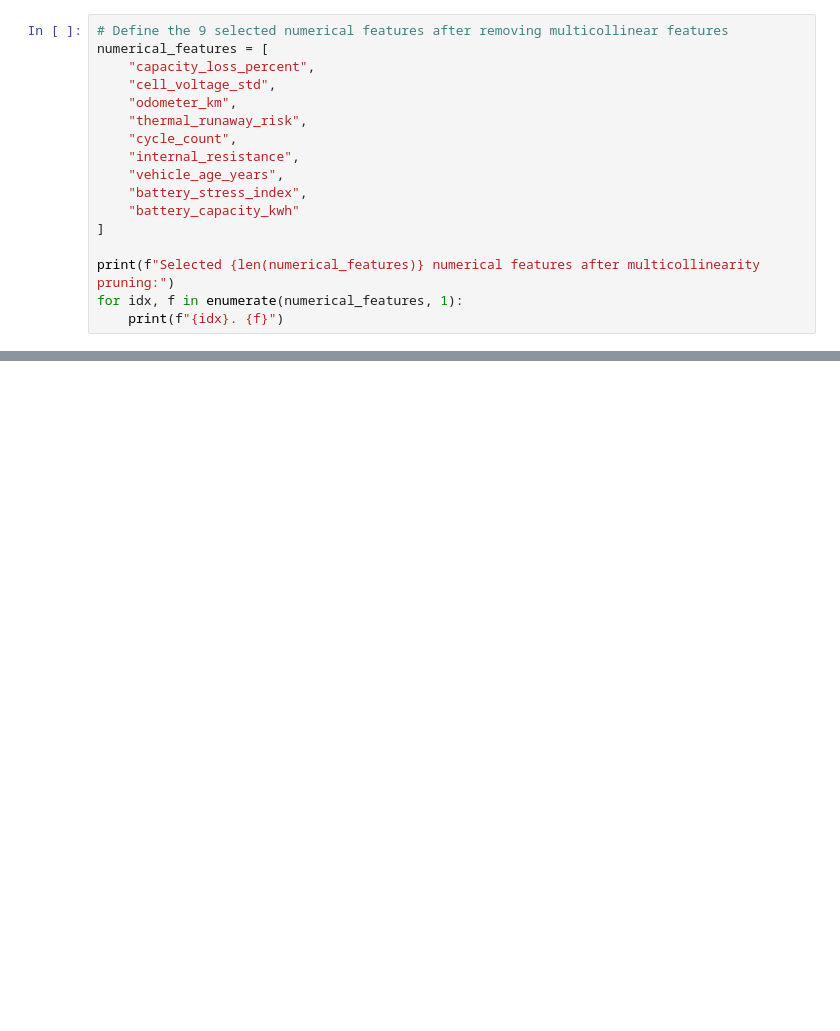
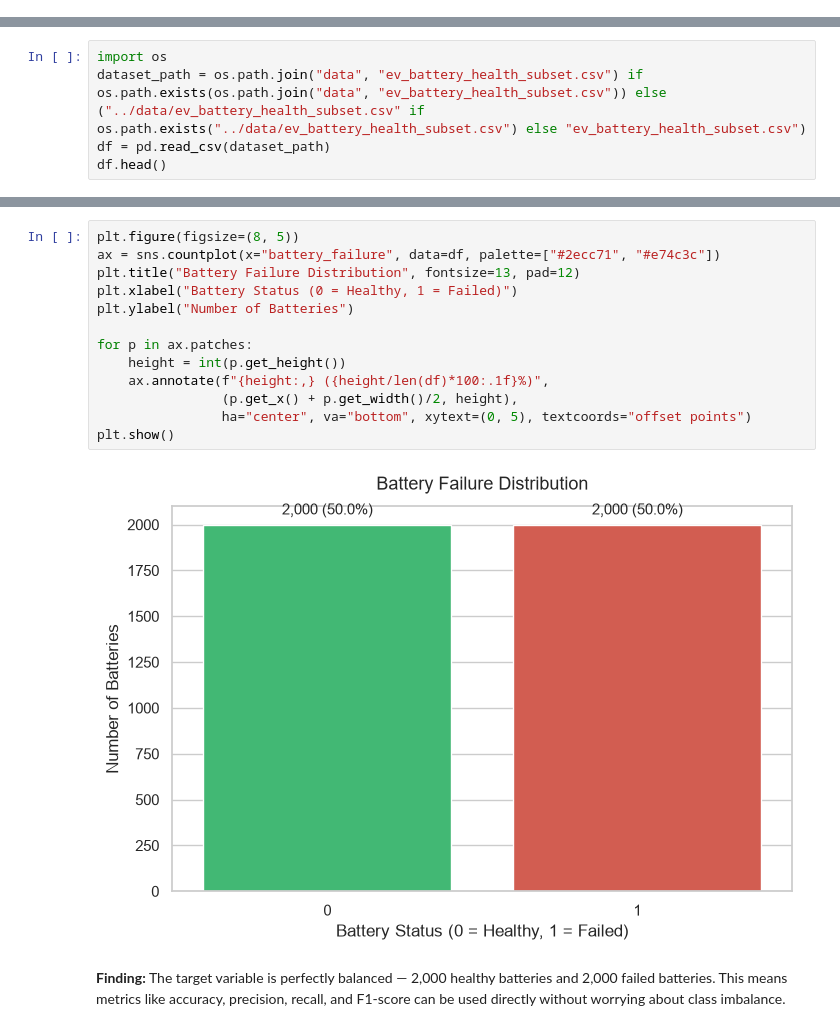
Before and after one commit to Aditya4426g/Electric-Vehicle-battery-failure-classification, a Jupyter notebook: docs/EV_Battery_Failure.ipynb, the cells around one changed output, grey strips where cells are left out. Saved outputs shown, nothing was run; the diff lists cells and outputs as text; blank space fills up the shorter version.

```diff
--- a/docs/EV_Battery_Failure.ipynb
+++ b/docs/EV_Battery_Failure.ipynb
@@ -946,17 +0,0 @@ The remaining 9 numerical features provide complementary information about batte
-# %%
-# Define the 9 selected numerical features after removing multicollinear features
-numerical_features = [
-    "capacity_loss_percent",
-    "cell_voltage_std",
-    "odometer_km",
-    "thermal_runaway_risk",
-    "cycle_count",
-    "internal_resistance",
-    "vehicle_age_years",
-    "battery_stress_index",
-    "battery_capacity_kwh"
-]
-
-print(f"Selected {len(numerical_features)} numerical features after multicollinearity pruning:")
-for idx, f in enumerate(numerical_features, 1):
-    print(f"{idx}. {f}")
@@ -1810,0 +41,5 @@ Actual Classes   : [1 1 0 1 1]
+# %%
+import os
+dataset_path = os.path.join("data", "ev_battery_health_subset.csv") if os.path.exists(os.path.join("data", "ev_battery_health_subset.csv")) else ("../data/ev_battery_health_subset.csv" if os.path.exists("../data/ev_battery_health_subset.csv") else "ev_battery_health_subset.csv")
+df = pd.read_csv(dataset_path)
+df.head()
@@ -1810,0 +240,17 @@ Actual Classes   : [1 1 0 1 1]
+# %%
+plt.figure(figsize=(8, 5))
+ax = sns.countplot(x="battery_failure", data=df, palette=["#2ecc71", "#e74c3c"])
+plt.title("Battery Failure Distribution", fontsize=13, pad=12)
+plt.xlabel("Battery Status (0 = Healthy, 1 = Failed)")
+plt.ylabel("Number of Batteries")
+
+for p in ax.patches:
+    height = int(p.get_height())
+    ax.annotate(f"{height:,} ({height/len(df)*100:.1f}%)",
+                (p.get_x() + p.get_width()/2, height),
+                ha="center", va="bottom", xytext=(0, 5), textcoords="offset points")
+plt.show()
+# %% [output]
+[figure, added]
+# %% [markdown]
+**Finding:** The target variable is perfectly balanced — 2,000 healthy batteries and 2,000 failed batteries. This means metrics like accuracy, precision, recall, and F1-score can be used directly without worrying about class imbalance.
```
Also changed, not shown: parts of 200 cells of this notebook, 3 other files.
